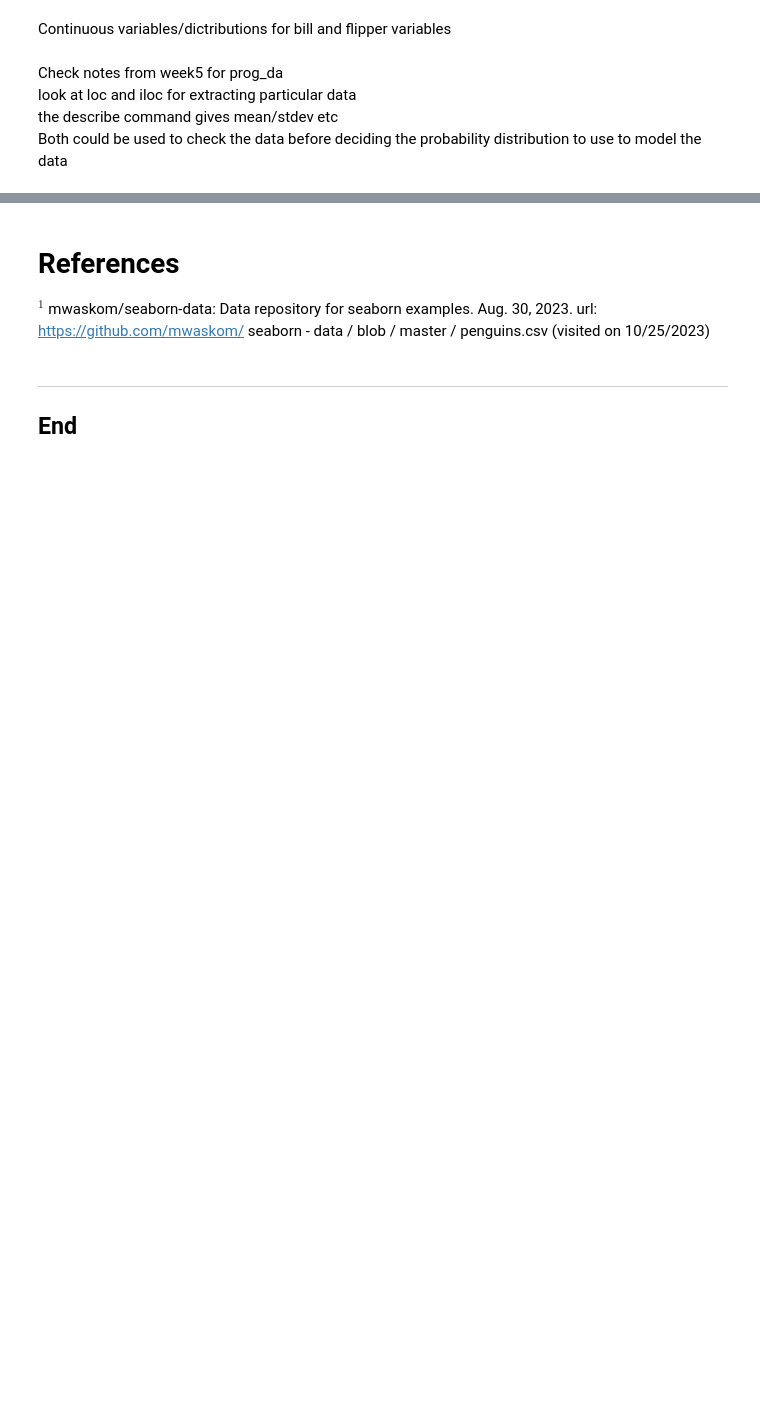
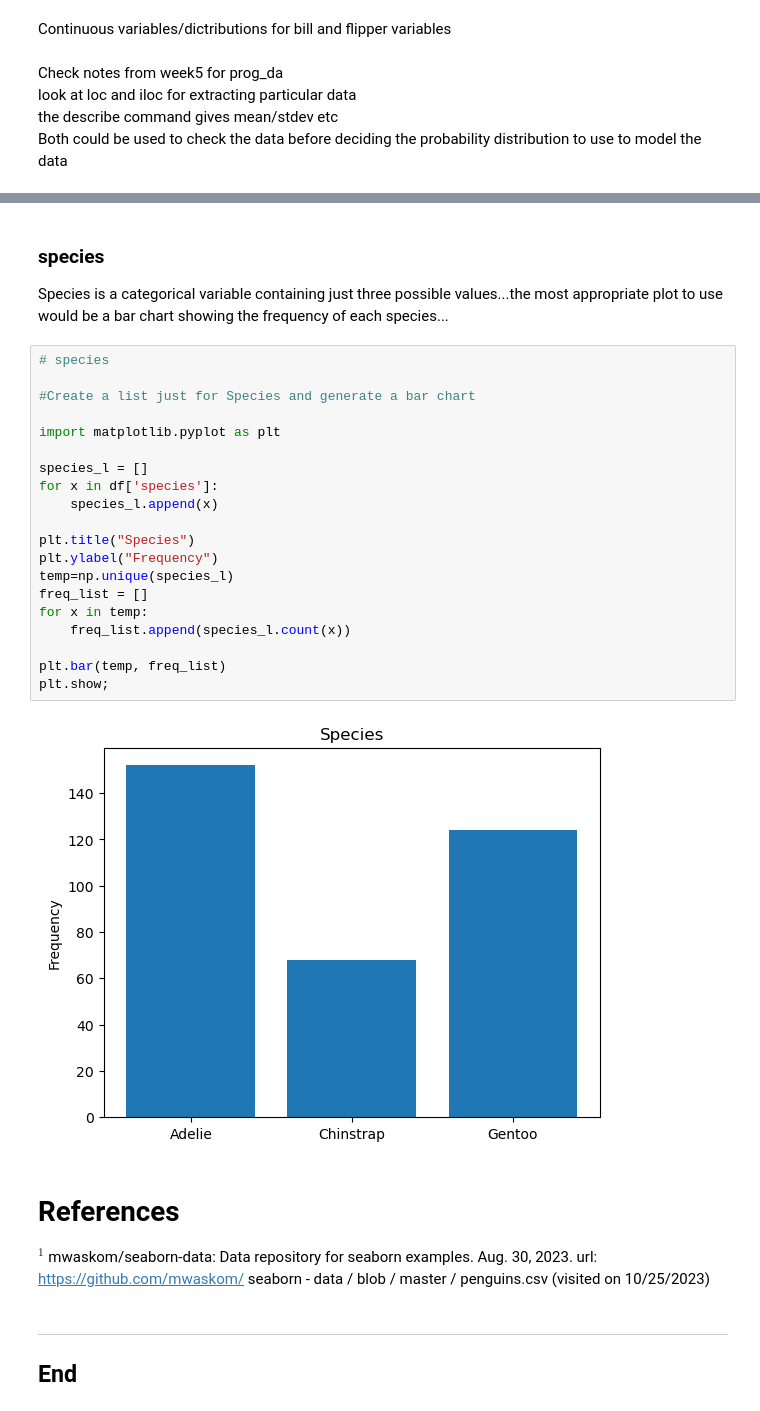
Before and after one commit to PeeBs68/fund_da, a Jupyter notebook: tasks.ipynb, the cells around one changed output, grey strips where cells are left out. Drawn from its saved outputs; the diff is of its cells as text; blank space fills up the shorter version.

Commit message:
Added some notes/headings and first graph for Task5

```diff
--- a/tasks.ipynb
+++ b/tasks.ipynb
@@ -249,5 +265,30 @@ Scatter Plots for comparing x vs y etc
 Sources:
 https://www.kaggle.com/code/tirendazacademy/penguin-dataset-data-visualization-with-seaborn
+# %% [markdown]
+### species
+Species is a categorical variable containing just three possible values...the most appropriate plot to use would be a bar chart showing the frequency of each species...
+# %%
+# species
+
+#Create a list just for Species and generate a bar chart
+
+import matplotlib.pyplot as plt
+
+species_l = []
+for x in df['species']:
+    species_l.append(x)
+
+plt.title("Species")
+plt.ylabel("Frequency")
+temp=np.unique(species_l)
+freq_list = []
+for x in temp:
+    freq_list.append(species_l.count(x))
+
+plt.bar(temp, freq_list)
+plt.show;
+# %% [output]
+[figure, added]
 # %% [markdown]
 # References
 
```
Also changed, not shown: parts of 4 cells of this notebook.
